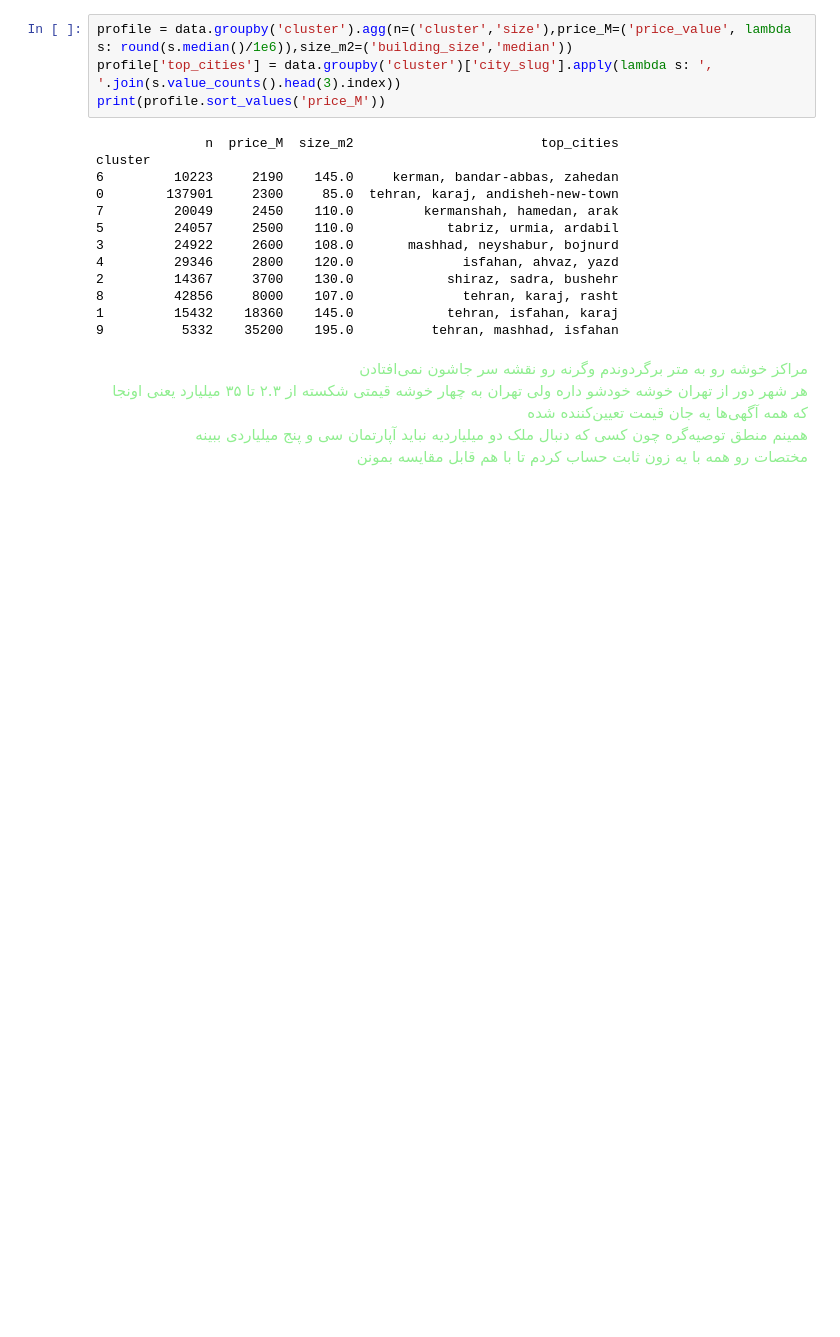
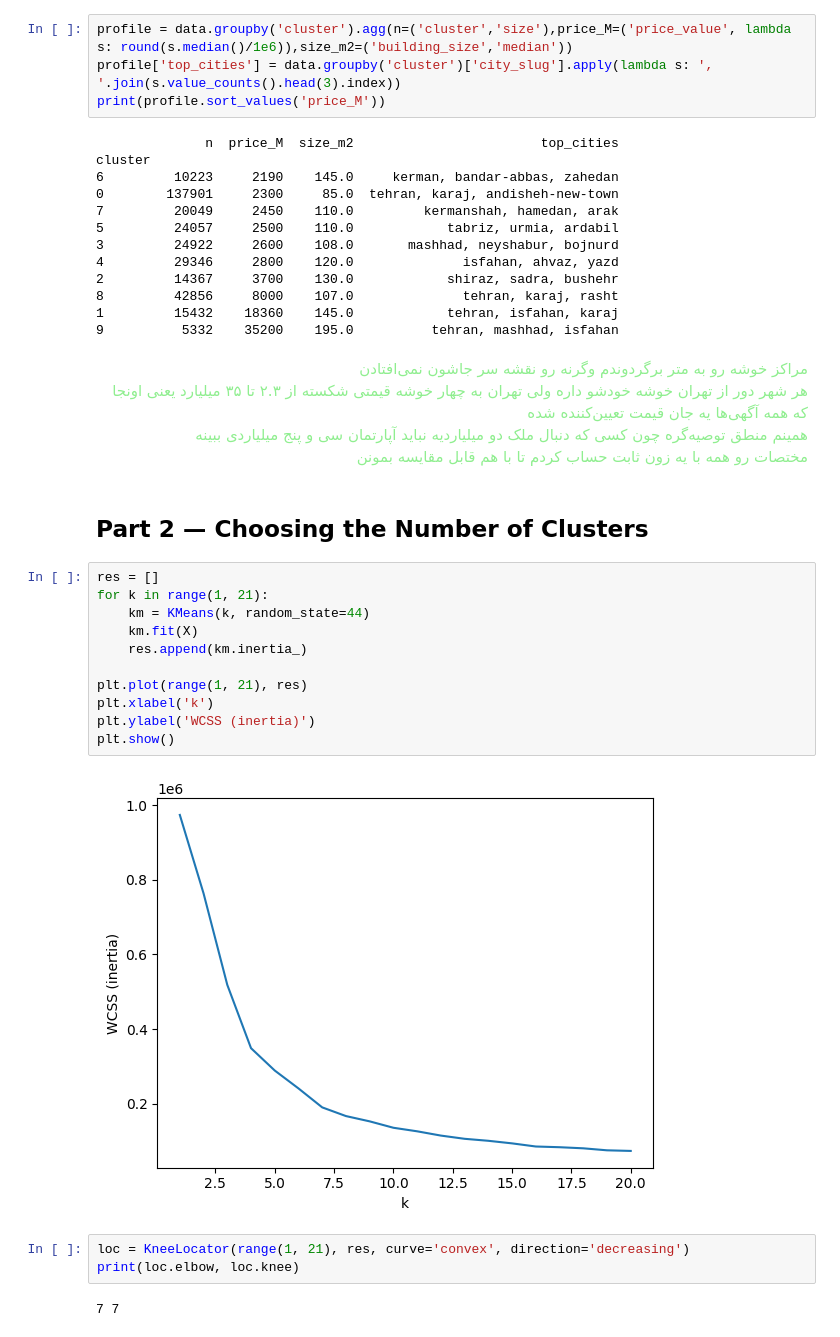
Before and after one commit to aminrafi394/quera-AI-first-project, a Jupyter notebook: notebooks/clustering_mahdi.ipynb, the cells around one changed output. Cells and saved outputs as stored; diff of their text form; blank space fills up the shorter version.

Commit message:
Choose k with elbow, three metrics and a cluster profile comparison

```diff
--- a/notebooks/clustering_mahdi.ipynb
+++ b/notebooks/clustering_mahdi.ipynb
@@ -264,3 +271,23 @@ cluster
 <br>
 مختصات رو همه با یه زون ثابت حساب کردم تا با هم قابل مقایسه بمونن
 </font></p>
+# %% [markdown]
+## Part 2 — Choosing the Number of Clusters
+# %%
+res = []
+for k in range(1, 21):
+    km = KMeans(k, random_state=44)
+    km.fit(X)
+    res.append(km.inertia_)
+
+plt.plot(range(1, 21), res)
+plt.xlabel('k')
+plt.ylabel('WCSS (inertia)')
+plt.show()
+# %% [output]
+[figure, added]
+# %%
+loc = KneeLocator(range(1, 21), res, curve='convex', direction='decreasing')
+print(loc.elbow, loc.knee)
+# %% [output]
+7 7
```
Also changed, not shown: parts of 9 cells of this notebook.
